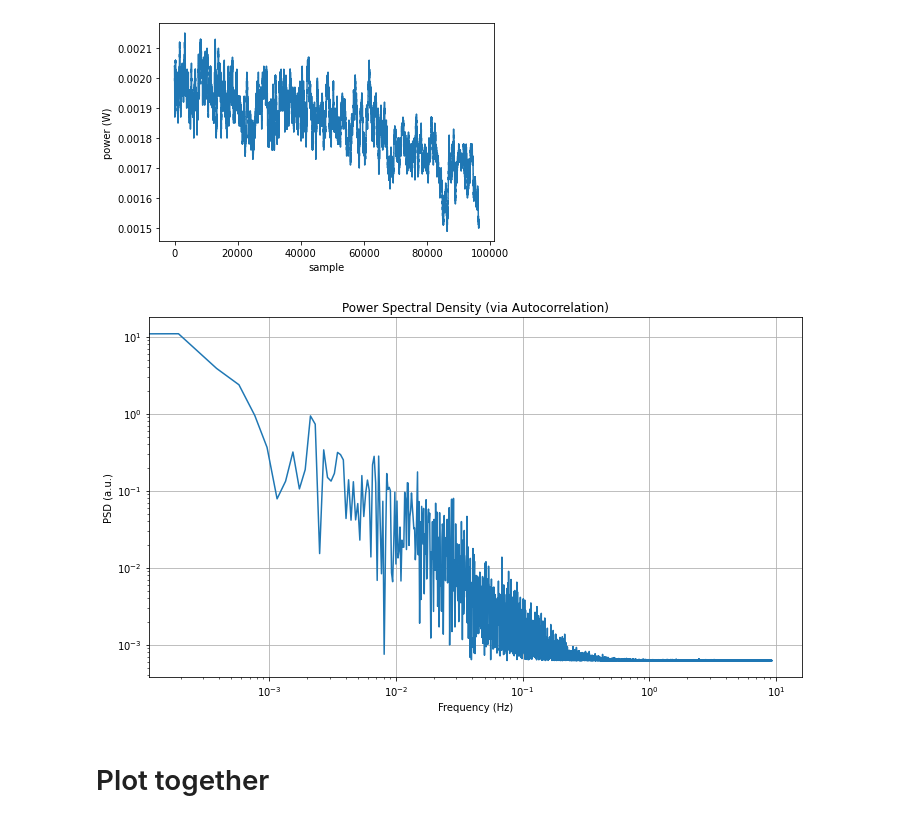
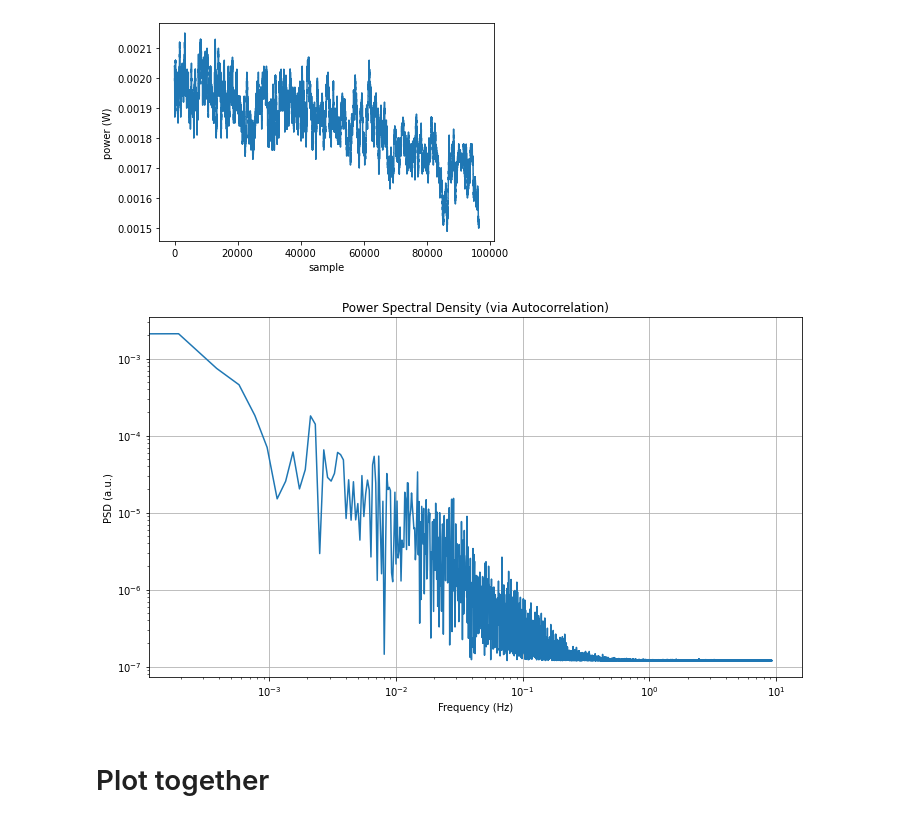
Before and after one commit to ahserhan/PSD-Calculation, a Jupyter notebook: experiment/Autocorrelation Method.ipynb, the cells around one changed output. Drawn from its saved outputs; the diff is of its cells as text; code cells hidden in the pictures.

Commit message:
normalize the psd

```diff
--- a/experiment/Autocorrelation Method.ipynb
+++ b/experiment/Autocorrelation Method.ipynb
@@ -188,8 +190,8 @@ number of point is 96516
 # %%
 # Parameters
 N = len(power_time_series2)          # number of data points
-time2 = 5201.739
-dt = time2/N          # time step in seconds
+time = 5201.739
+dt = time/N          # time step in seconds
 time2 = np.arange(N) * dt
 
 data = power_time_series2
@@ -198,34 +200,35 @@ data = power_time_series2
 data_zero_mean = data - np.mean(data)
 
 # Compute the autocorrelation function.
 # Using np.correlate with mode='full'. The autocorrelation is symmetric,
 # so we take the second half (lags >= 0).
 autocorr_full = np.correlate(data_zero_mean, data_zero_mean, mode='full')
 autocorr = autocorr_full[N-1:]
 
 # Compute the Fourier transform of the autocorrelation to obtain the PSD.
 psd_complex = np.fft.fft(autocorr)
 psd = np.real(psd_complex)  # PSD should be real-valued (by the Wiener-Khinchin theorem)
+psd = psd/time  # normalize
 
 # Create a frequency axis for the PSD.
 freqs = np.fft.fftfreq(len(psd), d=dt)
 
 # Since the autocorrelation is real and even, we only need the positive frequencies.
 mask = freqs >= 0
 freqs_pos2 = freqs[mask]
 psd_pos2 = psd[mask]
 
 # Plot the resulting PSD.
 plt.figure(figsize=(10, 6))
 plt.loglog(freqs_pos2, psd_pos2)
 plt.xlabel('Frequency (Hz)')
 plt.ylabel('PSD (a.u.)')
 plt.title('Power Spectral Density (via Autocorrelation)')
 plt.grid(True)
 plt.tight_layout()
 plt.show()
 # %% [output]
-[figure, old version]
+[figure, new version]
 # %% [markdown]
 # Plot together
 # %%
```
Also changed, not shown: parts of 4 cells of this notebook, 1 other file.
